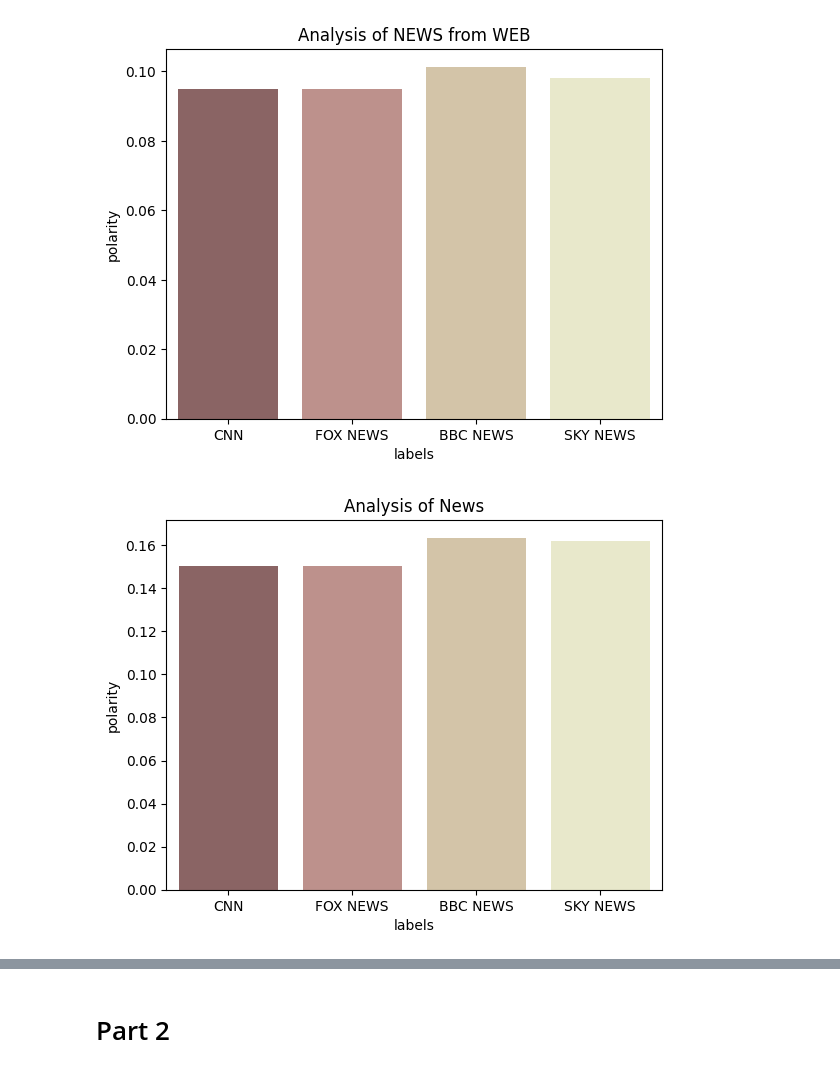
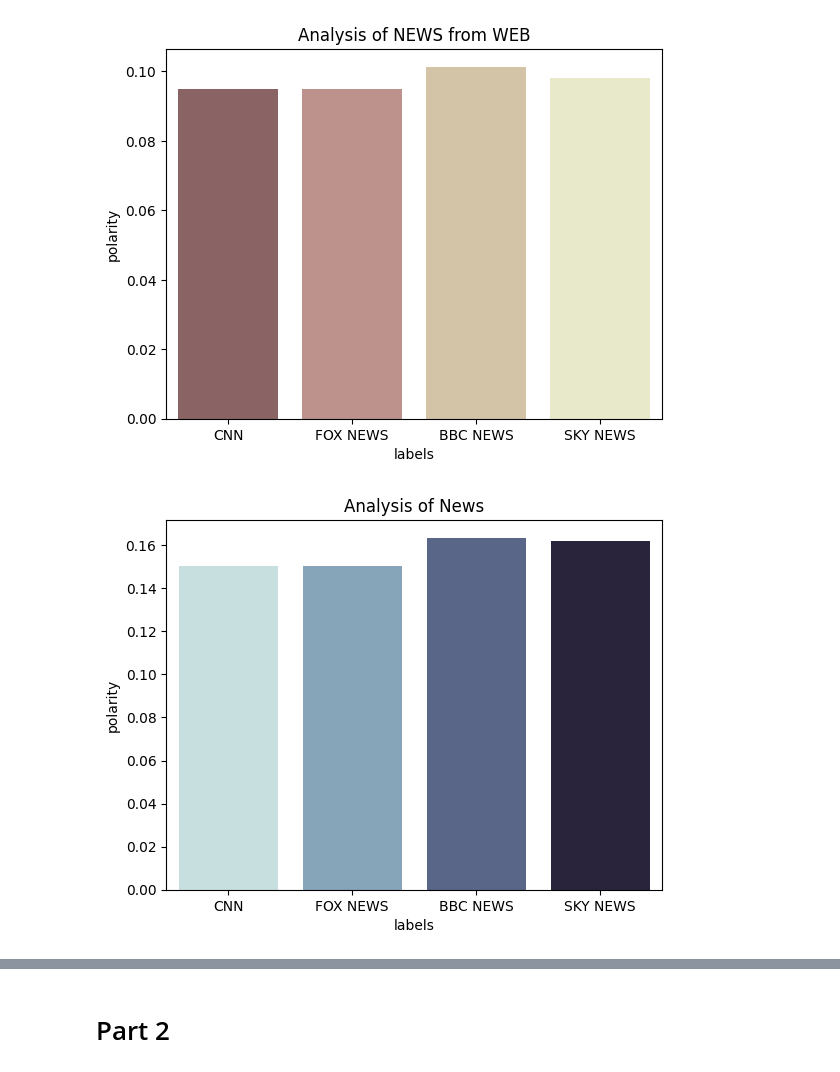
Before and after one commit to siddh34/Sentiment-Analysis, a Jupyter notebook: analysis.ipynb, the cells around one changed output, grey strips where cells are left out. Saved outputs shown, nothing was run; the diff lists cells and outputs as text; code cells hidden in the pictures.

```diff
--- a/analysis.ipynb
+++ b/analysis.ipynb
@@ -314,11 +327,10 @@ d3
 # %%
-polarityList = []
 
-for summary in summaryList:
-    blob = TextBlob(summary)
+twitPolarityList = []
+
+for text in df21['Tweet Text']:
+    blob = TextBlob(text)
     sentiment = blob.sentiment.polarity
-    polarityList.append(sentiment)
+    twitPolarityList.append(sentiment)
 
-print(polarityList)
-
-# polarity 0 - neutral, 1 - positive, 2 - negative
+twitPolarityList[:90]
@@ -354,10 +337,11 @@ twitSummaryList[:90]
 # %% [markdown]
 # Making a final CSV
 # %%
-df = pd.DataFrame({'Summary Text':summaryList[:90],'Sentiment Polarity':polarityList[:90],'Twit_text': df21['Tweet Text'][:90],'Sentiment Polarity Twitter': twitSummaryList[:90]})
+# for random data (CNN)
+
+df = pd.DataFrame({'Summary Text':summaryList[:90],'Sentiment Polarity':polarityList[:90],'Twit_text': df21['Tweet Text'][:90],'Sentiment Polarity Twitter': twitPolarityList[:90]})
 
 df
-df
 # %% [output]
 |  | Summary Text | Sentiment Polarity | Twit_text | Sentiment Polarity Twitter |
 | 0 | How relevant is this ad to you?\n... | 0.018750 | Hailey Bieber is once again tryin... | -0.033333 |
@@ -415,34 +399,34 @@ def getValues(req,df):
 # %%
 # TODO: Bar graph (Negative values)
 
 y0 = pd.read_csv('CNNWeb.csv',index_col=0)
 y1 = pd.read_csv('CNNWeb.csv',index_col=0)
 y2 = pd.read_csv('BBCWEB.csv',index_col=0)
 y3 = pd.read_csv('skyNewsWeb.csv',index_col=0)
 
 y0 = getValues(1,y0)
 
 y1 = getValues(1,y1)
 
 y2 = getValues(1,y2)
 
 y3 = getValues(1,y3)
 
 plt.title("Analysis of News")
 
 x = ["CNN","FOX NEWS","BBC NEWS","SKY NEWS"]
 
 
 y = [y0['Polarity'].mean(),y1['Polarity'].mean(),y2['Polarity'].mean(),y3['Polarity'].mean()]
 
 pltdf = pd.DataFrame({'labels':x,'polarity':y})
 
 
-sns.barplot(x=pltdf.labels,y=pltdf.polarity,palette='pink')
+sns.barplot(x=pltdf.labels,y=pltdf.polarity,palette="ch:start=.2,rot=-.3")
 
 plt.show()
 # %% [output]
-[figure, old version]
+[figure, new version]
 # %%
 # TODO: Bar graph (Negative values)
 
```
Also changed, not shown: parts of 7 cells of this notebook.
